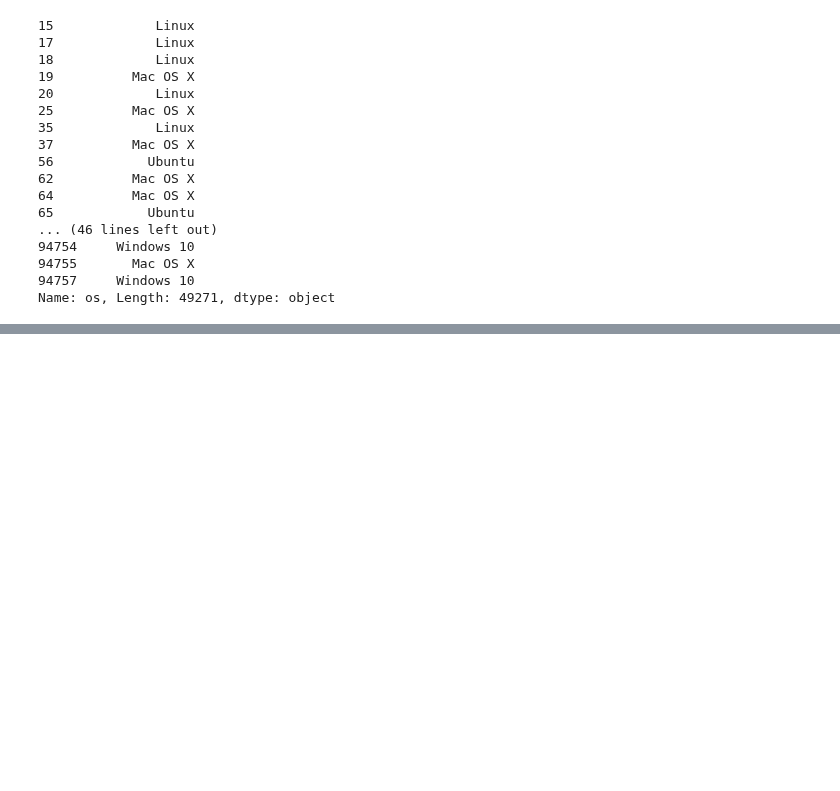
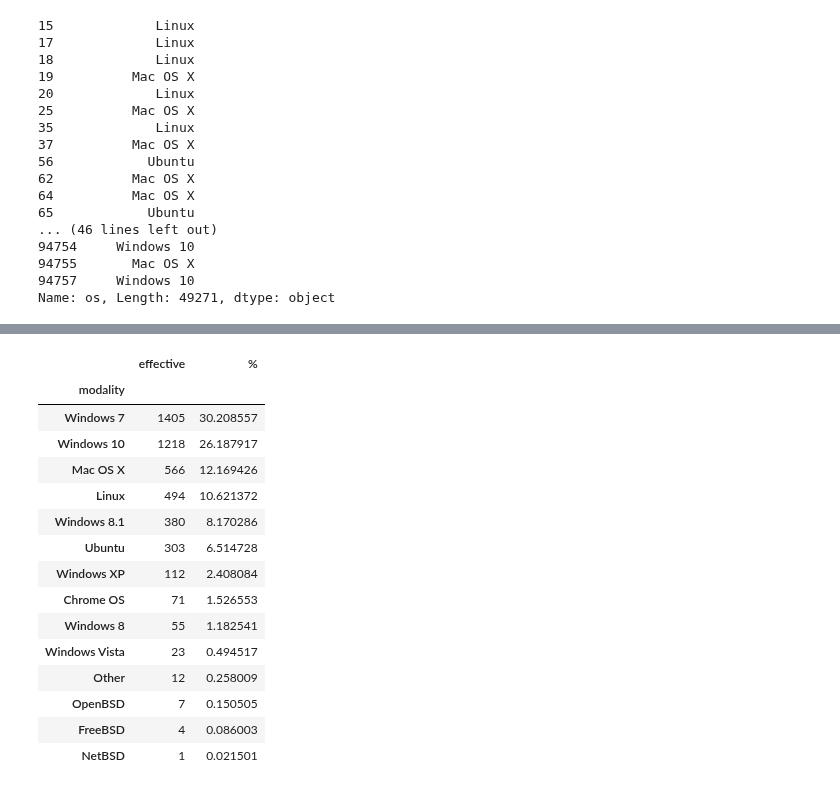
Before and after one commit to mGosset/BrowserFingerprint, a Jupyter notebook: notebooks/exploratory/analyse_empreintes.ipynb, the cells around one changed output, grey strips where cells are left out. Cells and saved outputs as stored; diff of their text form; code cells hidden in the pictures; blank space fills up the shorter version.

```diff
--- a/notebooks/exploratory/analyse_empreintes.ipynb
+++ b/notebooks/exploratory/analyse_empreintes.ipynb
@@ -592,3 +599,20 @@ df_consistent['os']
 94755       Mac OS X
 94757     Windows 10
 Name: os, Length: 49271, dtype: object
+# %%
+tmp_stats = []
+ids = set(df_consistent['id'].unique())
+for user_id in ids:
+    df_user_id = df_consistent[df_consistent['id'] == user_id]
+    different_values = df_user_id['os'].unique()
+    for value in different_values:
+        tmp_stats.append({
+            "id": user_id,
+            'os' : value
+        })
+df_stats = pd.DataFrame(tmp_stats)
+
+nb = df_stats['os'].value_counts()
+
+nb_test = nb/nb.sum()*100
+# df_nb_test = pd.DataFrame(nb_test)
@@ -594,0 +636,3 @@ Name: os, Length: 49271, dtype: object
+# %%
+df_nb = pd.DataFrame(nb)
+df_nb
@@ -594,0 +656,23 @@ Name: os, Length: 49271, dtype: object
+# %%
+frame = pd.DataFrame(df_nb)
+nb_test = nb/nb.sum()*100
+df_nb_test = pd.DataFrame(nb_test)
+a=frame.join(df_nb_test, lsuffix='_left', rsuffix='_right')
+a.columns = ['effective', '%']
+# %% [output]
+|  | effective | % |
+| modality |  |  |
+| Windows 7 | 1405 | 30.208557 |
+| Windows 10 | 1218 | 26.187917 |
+| Mac OS X | 566 | 12.169426 |
+| Linux | 494 | 10.621372 |
+| Windows 8.1 | 380 | 8.170286 |
+| Ubuntu | 303 | 6.514728 |
+| Windows XP | 112 | 2.408084 |
+| Chrome OS | 71 | 1.526553 |
+| Windows 8 | 55 | 1.182541 |
+| Windows Vista | 23 | 0.494517 |
+| Other | 12 | 0.258009 |
+| OpenBSD | 7 | 0.150505 |
+| FreeBSD | 4 | 0.086003 |
+| NetBSD | 1 | 0.021501 |
```
Also changed, not shown: parts of 6 cells of this notebook.
